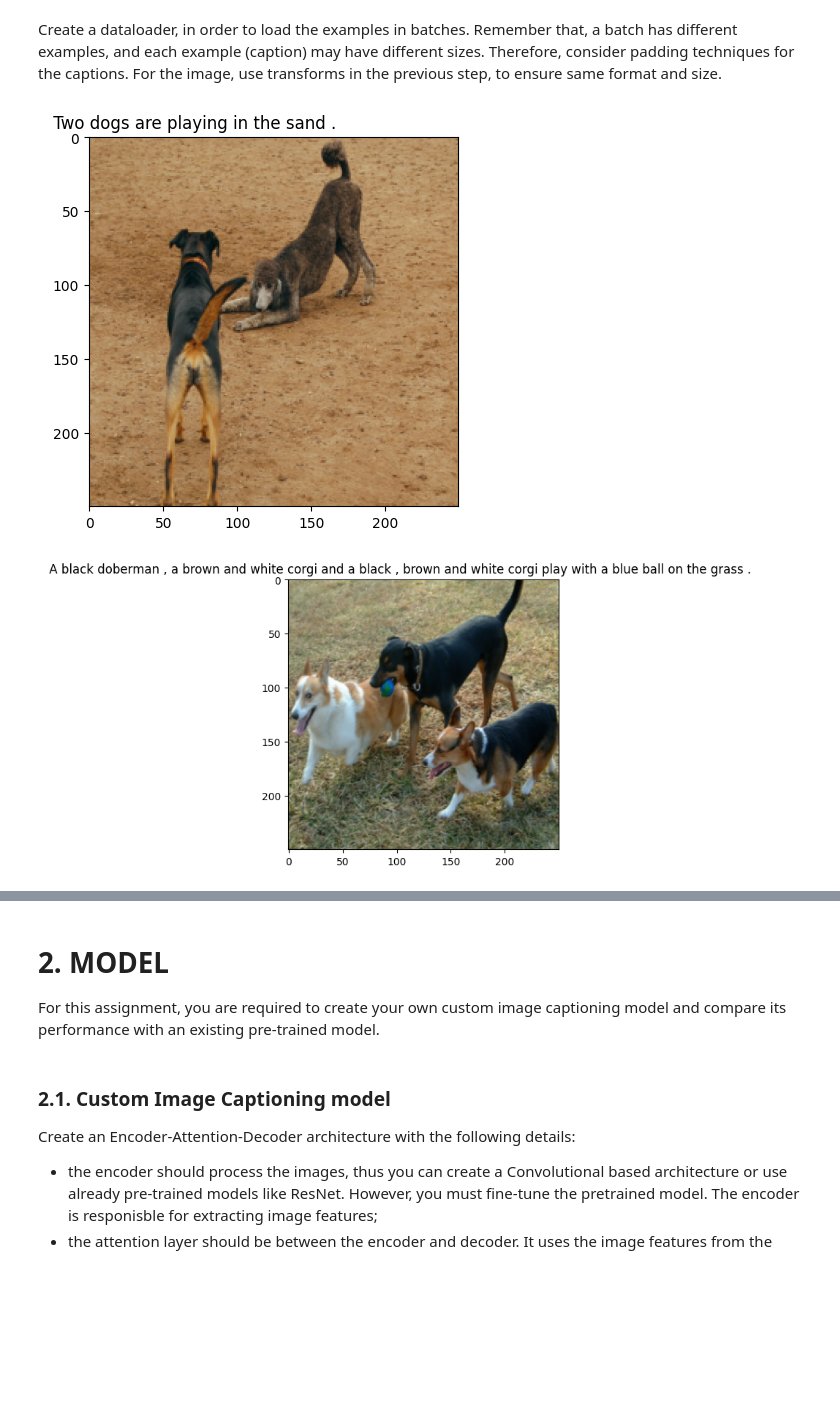
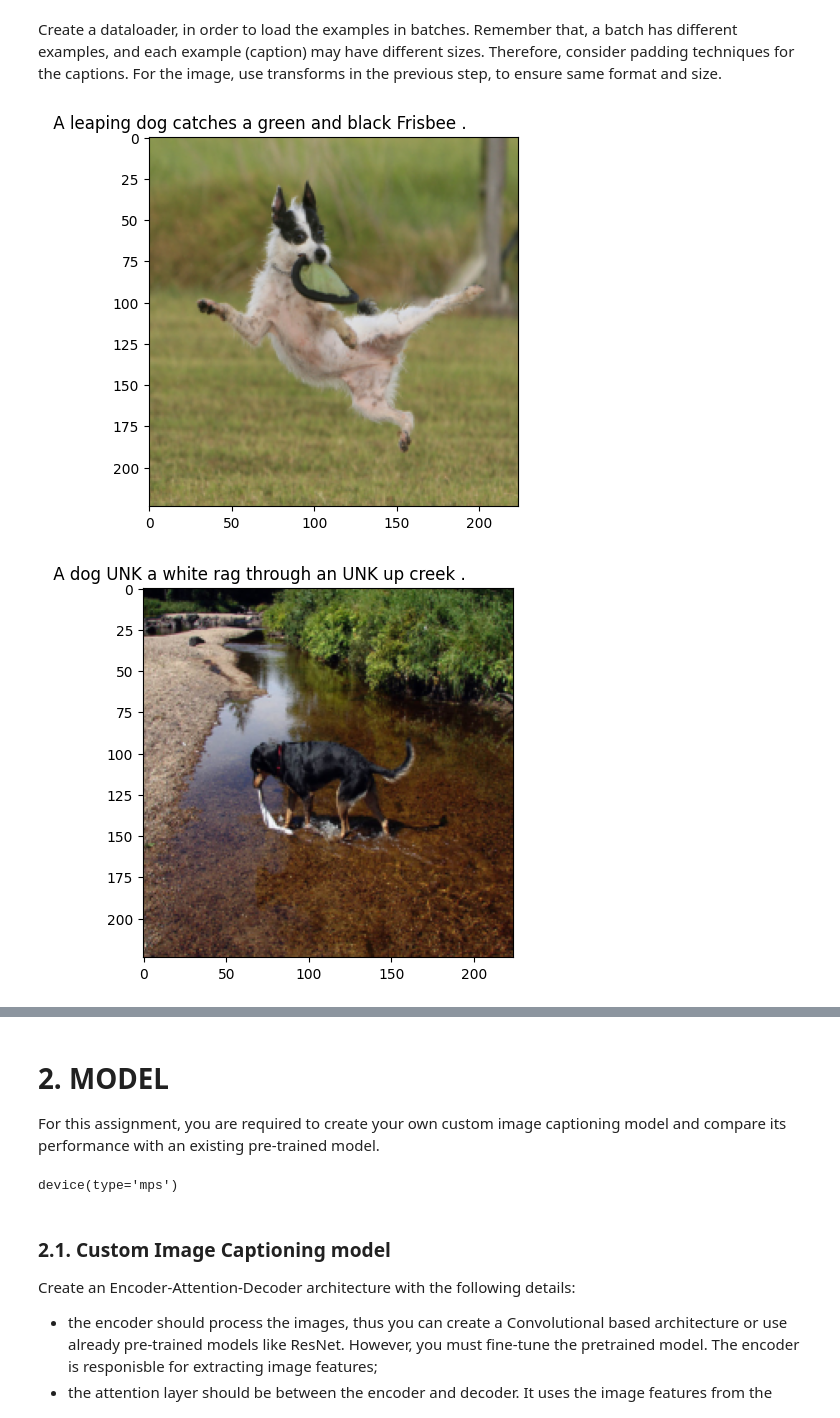
Before and after one commit to tmskss/dnd-assignment-2-image-captioning, a Jupyter notebook: DND_Assignment_2_24_25_1.ipynb, the cells around one changed output, grey strips where cells are left out. Cells and saved outputs as stored; diff of their text form; code cells hidden in the pictures; blank space fills up the shorter version.

```diff
--- a/DND_Assignment_2_24_25_1.ipynb
+++ b/DND_Assignment_2_24_25_1.ipynb
@@ -197,7 +197,7 @@ class FlickrDataset(Dataset):
 # %%
 root_dir = 'data'
 transform = transforms.Compose([
-    transforms.Resize((250, 250)),
+    transforms.Resize((224, 224)),
     transforms.ToTensor(),
 ])
 
@@ -234,7 +234,7 @@ Split your dataset into train, val and test sets
 # %%
 root_dir = 'data'
 transform = transforms.Compose([
-    transforms.Resize((250, 250)),
+    transforms.Resize((224, 224)),
     transforms.ToTensor(),
 ])
 
@@ -261,16 +261,19 @@ def collate_fn(batch):
 
     return torch.stack(images), torch.stack(padded_captions)
 # %%
-train_loader = DataLoader(train_dataset, collate_fn=collate_fn, batch_size=8, shuffle=True, num_workers=0, pin_memory=False)
-val_loaded = DataLoader(val_dataset, collate_fn=collate_fn, batch_size=8, shuffle=True, num_workers=0, pin_memory=False)
-test_loader= DataLoader(test_dataset, collate_fn=collate_fn, batch_size=8, shuffle=True, num_workers=0, pin_memory=False)
+train_loader = DataLoader(train_dataset, collate_fn=collate_fn, batch_size=32, shuffle=True, num_workers=0, pin_memory=False)
+val_loaded = DataLoader(val_dataset, collate_fn=collate_fn, batch_size=32, shuffle=True, num_workers=0, pin_memory=False)
+test_loader= DataLoader(test_dataset, collate_fn=collate_fn, batch_size=32, shuffle=True, num_workers=0, pin_memory=False)
 # %%
 # Example of using the dataloader
+count = 0
 for batch in train_loader:
     for image, caption in zip(*batch):
         show_image(image, ' '.join(dataset.tokenizer.decode(caption)))
-
+        count += 1
+        if count == 4:
+            break
     break
 # %% [output]
-[figure, old version]
+[figure, new version]
-[figure, old version]
+[figure, new version]
@@ -290,3 +285,9 @@ device
+# %%
+# Use Apple M1 GPU if available, if not then use CUDA if available, else use CPU
+device = torch.device('mps' if torch.mps.is_available() else torch.device('gpu') if torch.cuda.is_available() else 'cpu')
+device
+# %% [output]
+device(type='mps')
 # %% [markdown]
 ### 2.1. Custom Image Captioning model
 
```
Also changed, not shown: parts of 12 cells of this notebook.
